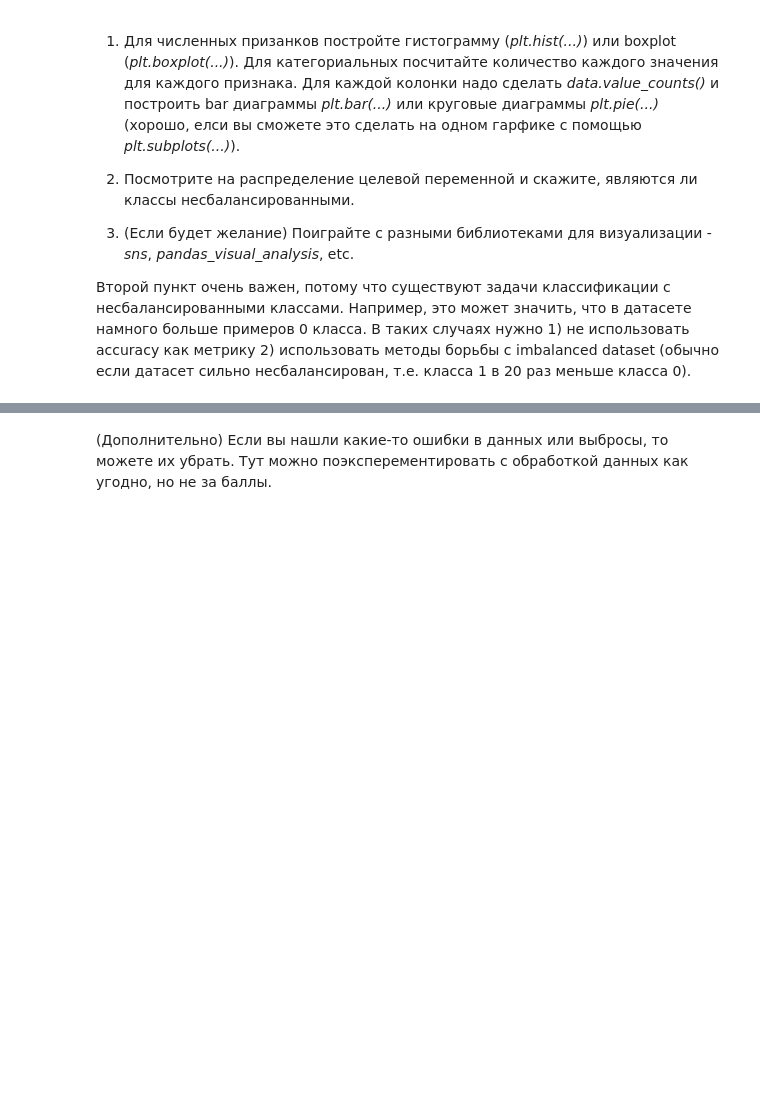
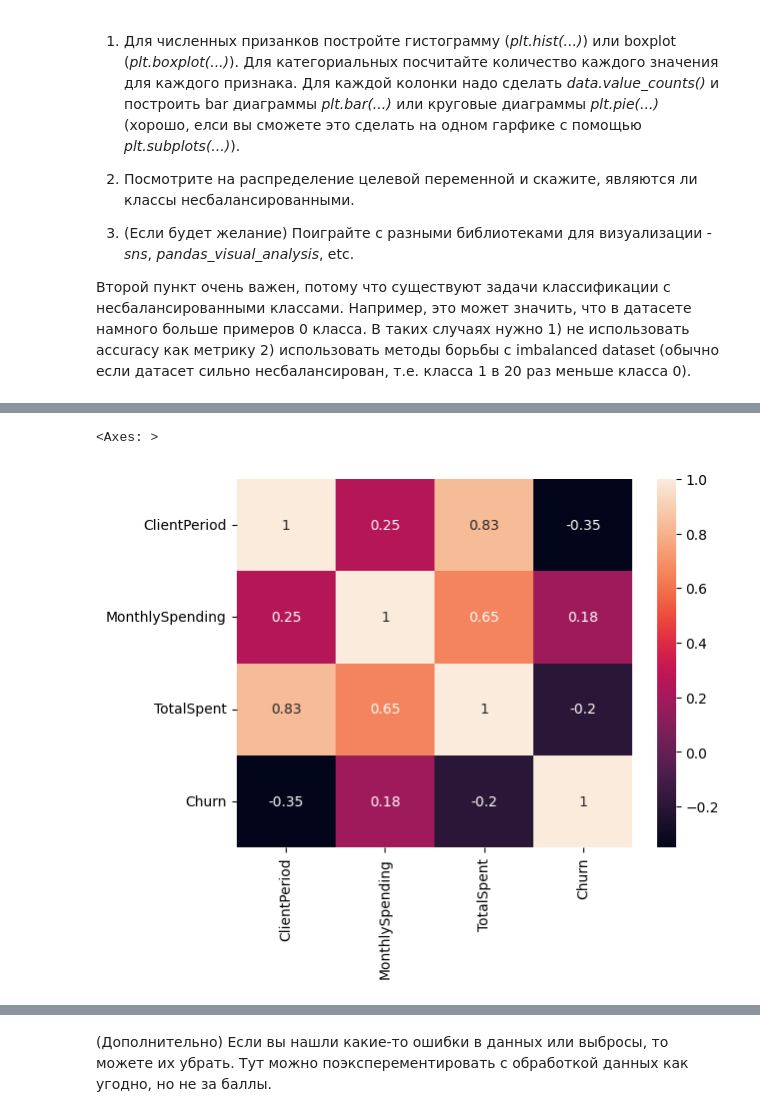
Before and after one commit to dokicode/deeplearning, a Jupyter notebook: basic/home16.1/hw_kaggle.ipynb, the cells around one changed output, grey strips where cells are left out. Cells and saved outputs as stored; diff of their text form; code cells hidden in the pictures; blank space fills up the shorter version.

```diff
--- a/basic/home16.1/hw_kaggle.ipynb
+++ b/basic/home16.1/hw_kaggle.ipynb
@@ -230,0 +257,3 @@ data['TotalSpent'].min()
+# %%
+data_corr = data[num_cols + [target_col]].corr()
+data_corr
@@ -230,0 +266,7 @@ data['TotalSpent'].min()
+# %%
+import seaborn as sns
+
+sns.heatmap(data_corr, annot=True)
+# %% [output]
+<Axes: >
+[figure, added]
```
Also changed, not shown: parts of 67 cells of this notebook, 6 other files.
